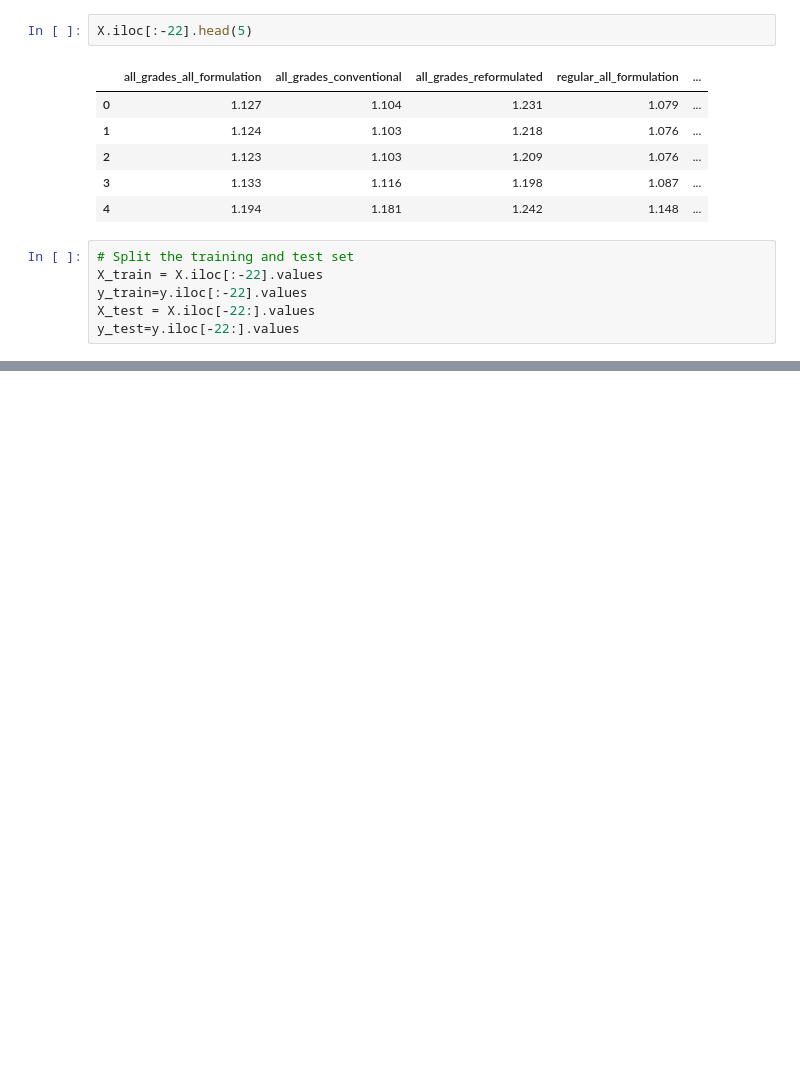
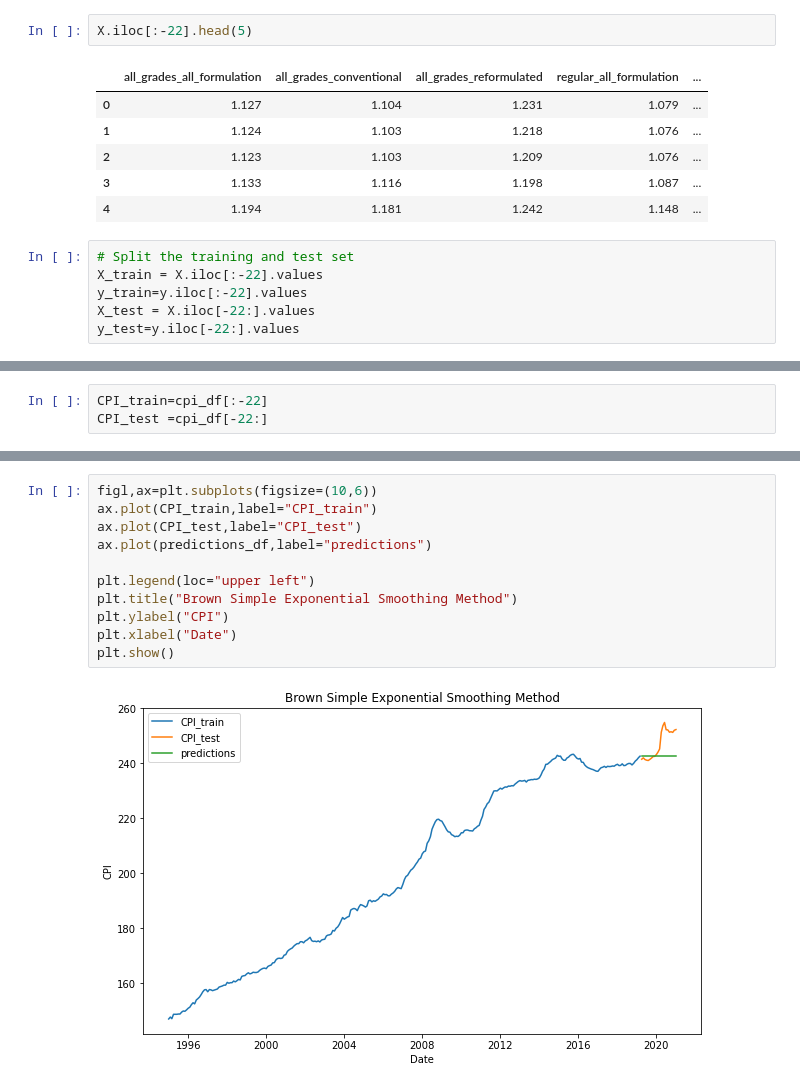
Before and after one commit to Jblueart/winning_project, a Jupyter notebook: data_exploring_and_models.ipynb, the cells around one changed output, grey strips where cells are left out. Cells and saved outputs as stored; diff of their text form; blank space fills up the shorter version.

```diff
--- a/data_exploring_and_models.ipynb
+++ b/data_exploring_and_models.ipynb
@@ -428,0 +354,3 @@ pyplot.show()
+# %%
+CPI_train=cpi_df[:-22]
+CPI_test =cpi_df[-22:]
@@ -428,0 +382,13 @@ pyplot.show()
+# %%
+figl,ax=plt.subplots(figsize=(10,6))
+ax.plot(CPI_train,label="CPI_train")
+ax.plot(CPI_test,label="CPI_test")
+ax.plot(predictions_df,label="predictions")
+
+plt.legend(loc="upper left")
+plt.title("Brown Simple Exponential Smoothing Method")
+plt.ylabel("CPI")
+plt.xlabel("Date")
+plt.show()
+# %% [output]
+[figure, added]
```
Also changed, not shown: parts of 51 cells of this notebook.
